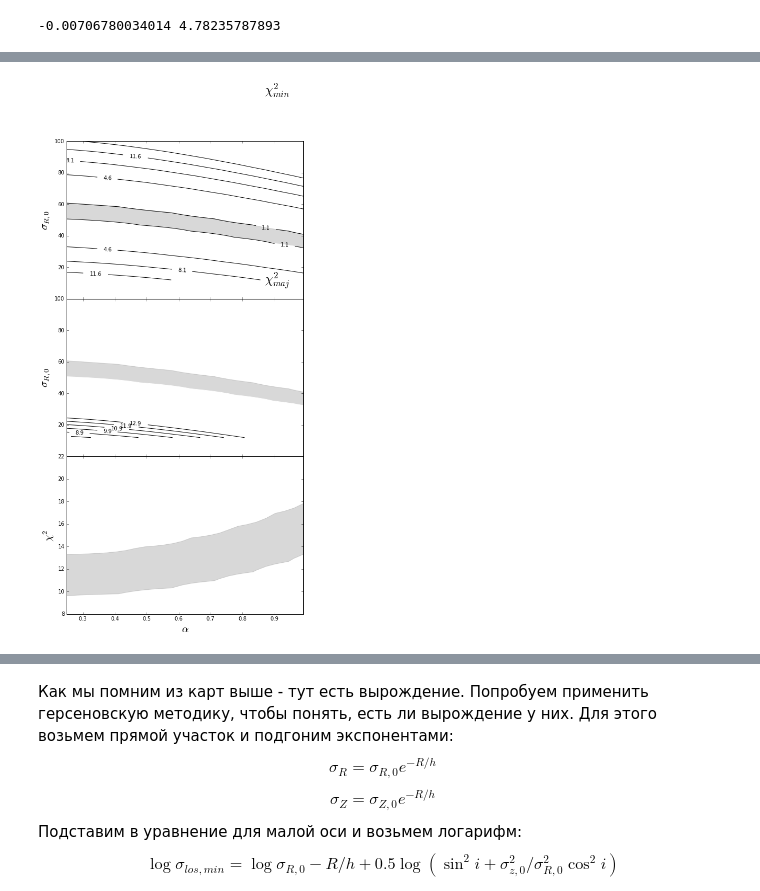
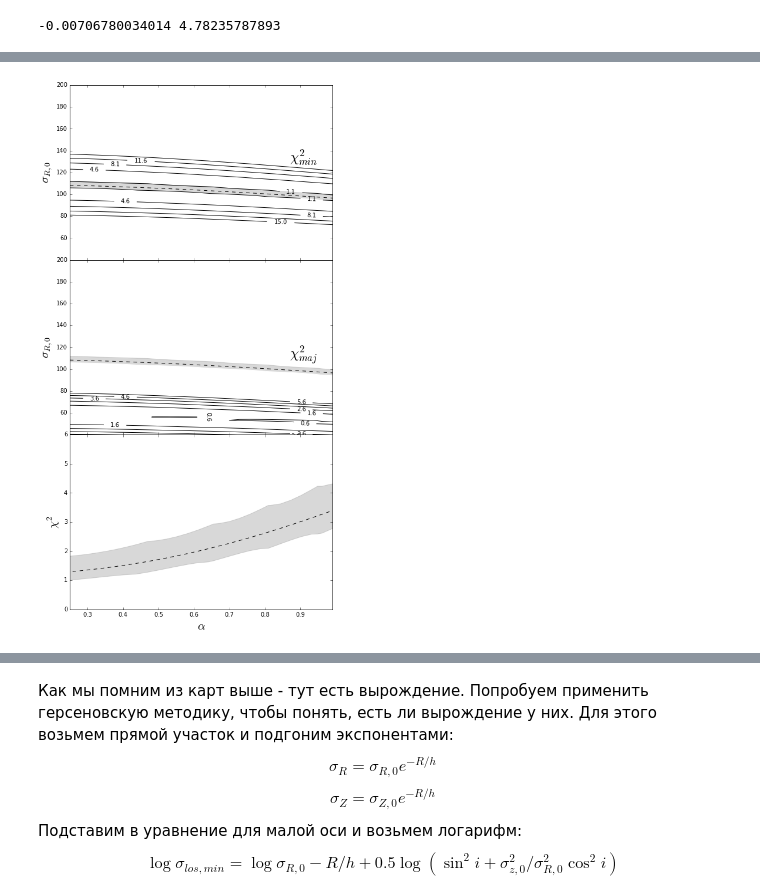
Before and after one commit to Amarchuk/2FInstability, a Jupyter notebook: notebooks/NGC3245-Copy1.ipynb, the cells around one changed output, grey strips where cells are left out. Drawn from its saved outputs; the diff is of its cells as text; code cells hidden in the pictures.

```diff
--- a/notebooks/NGC3245-Copy1.ipynb
+++ b/notebooks/NGC3245-Copy1.ipynb
@@ -1130,6 +1152,6 @@ def sig_min_exp(R):
 # %%
 alphas = np.arange(0.1, 1.2, 0.03)
-sigmas = np.arange(100.0, 400, 3.)
+sigmas = np.arange(10.0, 400, 3.)
 
 radii_maj1, sig_maj_p1, e_sig_maj_p1 = radii_maj, sig_maj_p, e_sig_maj_p
 radii_min1, sig_min_p1, e_sig_min_p1 = radii_min, sig_min_p, e_sig_min_p
@@ -1184,9 +1206,9 @@ plt.clabel(cset, inline=1, fontsize=10, fmt='%1.1f',)
 ax.text(0.87, 130, '$\chi^2_{min}$', size = 24.)
 ax.set_ylabel('$\sigma_{R,0}$', size=20.)
 xx = np.arange(0.25, 1.0, 0.01)
-# ax.plot(xx, map(main_slice, xx), '--', color='black')
-ax.set_ylim(0, 100)
-# ax.set_ylim(40, 200)
+ax.plot(xx, map(main_slice, xx), '--', color='black')
+ax.set_ylim(0, 150)
+ax.set_ylim(40, 200)
 
 
 min_sigmas = np.where(image_min < image_min.min() + 0.03)
@@ -1211,22 +1233,22 @@ plt.clabel(cset, inline=1, fontsize=10, fmt='%1.1f',)
 ax.text(0.87, 110, '$\chi^2_{maj}$', size = 24.)
 ax.set_ylabel('$\sigma_{R,0}$', size=20.)
 xx = np.arange(0.25, 1.0, 0.01)
-# ax.plot(xx, map(main_slice, xx), '--', color='black')
+ax.plot(xx, map(main_slice, xx), '--', color='black')
 
 ax.fill_between(x1, y1, 0, color='gray', alpha=0.3)
 ax.fill_between(x2, y2, 0, color='white')
-ax.set_ylim(0, 100)
-# ax.set_ylim(50, 120)
+ax.set_ylim(0, 150)
+ax.set_ylim(40, 200)
 
 ax = axes[2]
 err_maj = []
 for al in alphas:
     global alpha, sig_R_0
     alpha = al
-#     sig_R_0 = main_slice(al)
+    sig_R_0 = main_slice(al)
     sqerr_maj = calc_chi2_normal(sig_maj_p, e_sig_maj_p, [sig_maj_exp(r, r) for r in radii_maj])
     err_maj.append(sqerr_maj)
-# ax.plot(alphas, err_maj, '--', color='black')
+ax.plot(alphas, err_maj, '--', color='black')
 err_maj1 = []
 for pa in zip(x2,y2):
     global alpha, sig_R_0
@@ -1371,6 +1393,8 @@ plt.show()
 # %%
+sig_min_0 = fuu1(radii_min[0], A, B)
+
 def sigR_ger_exp(R):
-    return sig_R_0*exp(-R/h_kin)
+    return sig_R_0*exp(-R/h_kin)/exp(-radii_min[0]/h_kin)
 
 def sigZ_ger_exp(R):
     return sigR_ger_exp(R)*alpha
@@ -1379,4 +1403,5 @@ def sig_maj_exp(R, R1):
     return sqrt(sigPhi_to_sigR_real(R) * sigR_ger_exp(R)**2 * sin_i**2 + sigZ_ger_exp(R)**2 * cos_i**2)
 
 def sig_min_exp(R):
+#     return sig_R_0*exp(-R/h_kin)*sqrt(sin_i**2 + alpha**2 * cos_i**2)
     return sqrt(sigR_ger_exp(R)**2 * sin_i**2 + sigZ_ger_exp(R)**2 * cos_i**2)
@@ -1403,6 +1446,6 @@ plt.show()
 # %%
 alphas = np.arange(0.1, 1.2, 0.03)
-sigmas = np.arange(100.0, 400, 3.)
+sigmas = np.arange(10.0, 400, 3.)
 
 radii_maj1, sig_maj_p1, e_sig_maj_p1 = radii_maj, sig_maj_p, e_sig_maj_p
 radii_min1, sig_min_p1, e_sig_min_p1 = radii_min, sig_min_p, e_sig_min_p
@@ -1457,9 +1500,9 @@ plt.clabel(cset, inline=1, fontsize=10, fmt='%1.1f',)
 ax.text(0.87, 130, '$\chi^2_{min}$', size = 24.)
 ax.set_ylabel('$\sigma_{R,0}$', size=20.)
 xx = np.arange(0.25, 1.0, 0.01)
-# ax.plot(xx, map(main_slice, xx), '--', color='black')
-ax.set_ylim(0, 100)
-# ax.set_ylim(40, 200)
+ax.plot(xx, map(main_slice, xx), '--', color='black')
+ax.set_ylim(0, 150)
+ax.set_ylim(40, 200)
 
 
 min_sigmas = np.where(image_min < image_min.min() + 0.03)
@@ -1484,22 +1527,22 @@ plt.clabel(cset, inline=1, fontsize=10, fmt='%1.1f',)
 ax.text(0.87, 110, '$\chi^2_{maj}$', size = 24.)
 ax.set_ylabel('$\sigma_{R,0}$', size=20.)
 xx = np.arange(0.25, 1.0, 0.01)
-# ax.plot(xx, map(main_slice, xx), '--', color='black')
+ax.plot(xx, map(main_slice, xx), '--', color='black')
 
 ax.fill_between(x1, y1, 0, color='gray', alpha=0.3)
 ax.fill_between(x2, y2, 0, color='white')
-ax.set_ylim(0, 100)
-# ax.set_ylim(50, 120)
+ax.set_ylim(0, 150)
+ax.set_ylim(40, 200)
 
 ax = axes[2]
 err_maj = []
 for al in alphas:
     global alpha, sig_R_0
     alpha = al
-#     sig_R_0 = main_slice(al)
+    sig_R_0 = main_slice(al)
     sqerr_maj = calc_chi2_normal(sig_maj_p, e_sig_maj_p, [sig_maj_exp(r, r) for r in radii_maj])
     err_maj.append(sqerr_maj)
-# ax.plot(alphas, err_maj, '--', color='black')
+ax.plot(alphas, err_maj, '--', color='black')
 err_maj1 = []
 for pa in zip(x2,y2):
     global alpha, sig_R_0
@@ -1514,34 +1557,34 @@ for pa in zip(x1,y1):
     alpha = pa[0]
     sig_R_0 = pa[1]
     sqerr_maj = calc_chi2_normal(sig_maj_p, e_sig_maj_p, [sig_maj_exp(r, r) for r in radii_maj])
     err_maj2.append(sqerr_maj)
 # ax.plot(x1, err_maj2, '-', color='black')
 ax.set_ylabel(r'$\chi^2$', size=20.)
 ax.set_xlabel(r'$\alpha$', size=20.)
 
 
 import scipy.interpolate as sp
 try:
     f1 = sp.interp1d(x2, err_maj1, kind='linear')
     ax.fill_between(x1, map(f1, x1), err_maj2, color='grey', alpha=0.3)
 except Exception:
     f2 = sp.interp1d(x1, err_maj2, kind='linear')
     ax.fill_between(x2, map(f2, x2), err_maj1, color='grey', alpha=0.3)
 
 ax.set_ylabel(r'$\chi^2$', size=20.)
 ax.set_xlabel(r'$\alpha$', size=20.)
 
 # ax.set_ylim(0.5, 3.)
 
 
 fig.subplots_adjust(hspace=0.)
 axes[0].yaxis.get_major_ticks()[0].set_visible(False)
 axes[1].yaxis.get_major_ticks()[0].set_visible(False)
 ax.set_xlim(0.25, 0.99)
 
 plt.show()
 # %% [output]
-[figure, old version]
+[figure, new version]
 # %%
 import time
 
```
Also changed, not shown: parts of 19 cells of this notebook, 4 other files.
